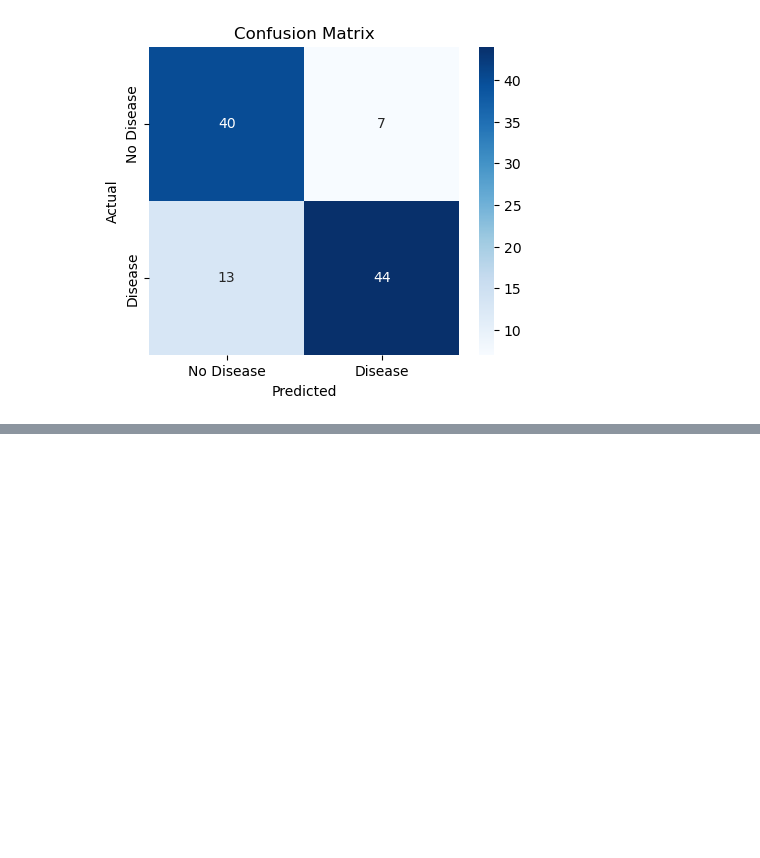
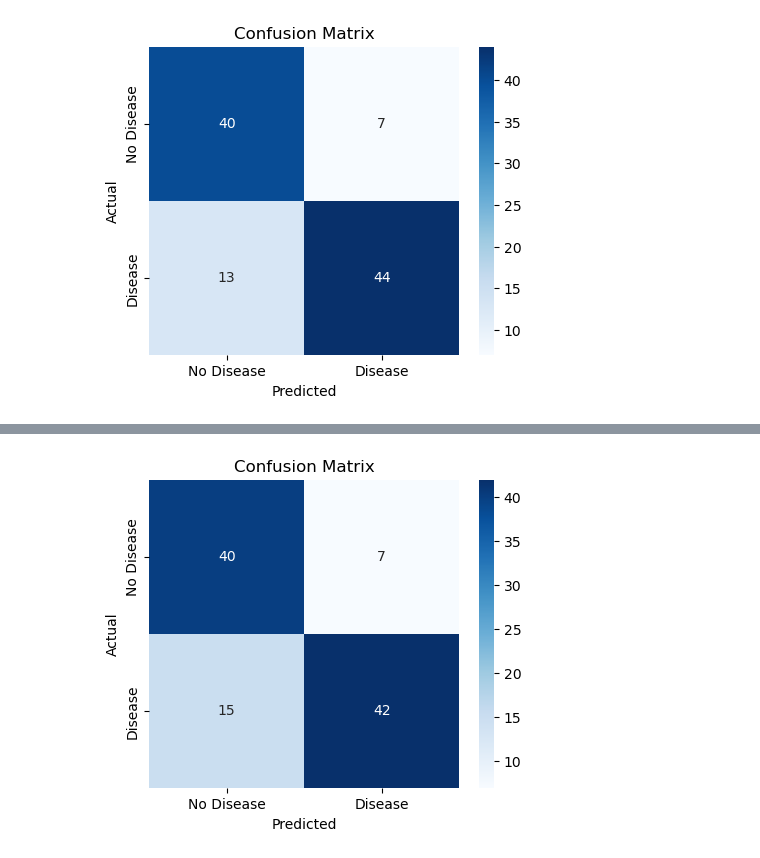
Before and after one commit to agunggst/heart-attack-classification, a Jupyter notebook: h8dsft_ngc_ml_w2.ipynb, the cells around one changed output, grey strips where cells are left out. Saved outputs shown, nothing was run; the diff lists cells and outputs as text; code cells hidden in the pictures; blank space fills up the shorter version.

```diff
--- a/h8dsft_ngc_ml_w2.ipynb
+++ b/h8dsft_ngc_ml_w2.ipynb
@@ -159,8 +160,10 @@ X_test_final = np.concatenate((X_test_num_scaled, X_test_cat_encoded), axis=1)
 # VI. Model Definition
 # %%
 model_logreg = LogisticRegression()
+model_knn = KNeighborsClassifier(n_neighbors=2)
 # %% [markdown]
 # VII. Model Training
 # %%
 model_logreg.fit(X_train_final, y_train)
+model_knn.fit(X_train_final, y_train)
 # %% [output]
@@ -208,0 +214,13 @@ plt.show()
+# %%
+y_pred = model_knn.predict(X_test_final)
+# %%
+# Evaluasi model
+accuracy = accuracy_score(y_test, y_pred)
+conf_matrix = confusion_matrix(y_test, y_pred)
+class_report = classification_report(y_test, y_pred)
+
+print(f"Accuracy: {accuracy:.2f}")
+print("\nConfusion Matrix:")
+print(conf_matrix)
+print("\nClassification Report:")
+print(class_report)
@@ -208,0 +243,10 @@ plt.show()
+# %%
+# Visualisasi confusion matrix
+plt.figure(figsize=(5,4))
+sns.heatmap(conf_matrix, annot=True, fmt='d', cmap='Blues', xticklabels=['No Disease', 'Disease'], yticklabels=['No Disease', 'Disease'])
+plt.xlabel('Predicted')
+plt.ylabel('Actual')
+plt.title('Confusion Matrix')
+plt.show()
+# %% [output]
+[figure, added]
```
Also changed, not shown: parts of 5 cells of this notebook.
